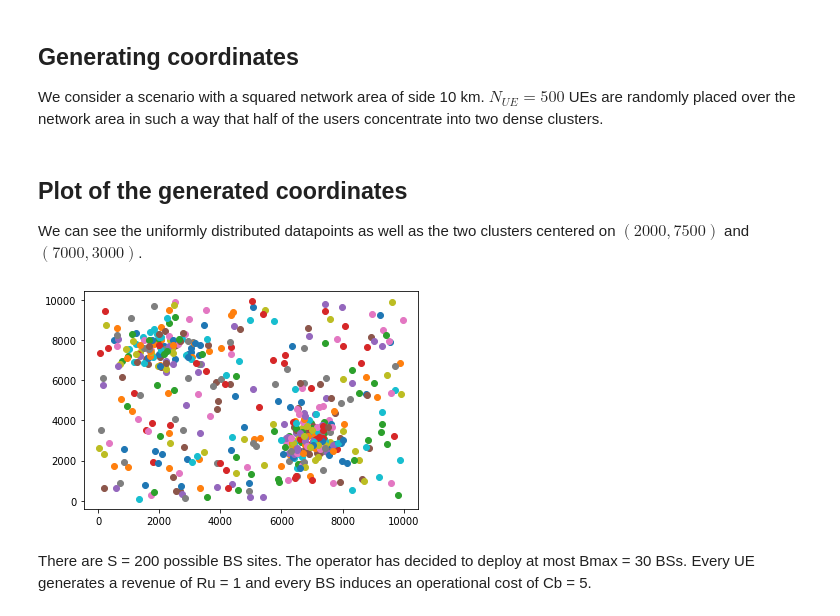
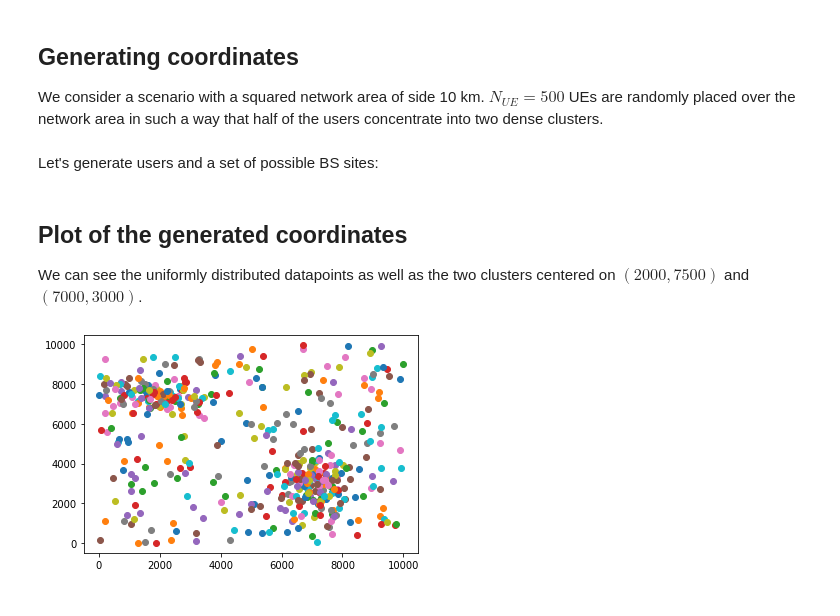
Before and after one commit to msaynevirta/rio207, a Jupyter notebook: tp_placement_optimisation/tp_placement_optimisation.ipynb, the cells around one changed output. Drawn from its saved outputs; the diff is of its cells as text; code cells hidden in the pictures.

Commit message:
Generated a set of BS sites in the notebook

```diff
--- a/tp_placement_optimisation/tp_placement_optimisation.ipynb
+++ b/tp_placement_optimisation/tp_placement_optimisation.ipynb
@@ -46,21 +107,31 @@ def rand_coords(n_c1=100, n_c2=150, n_u=250, mu1=[2000, 7500], mu2=[7000, 3000],
     coords = np.vstack([c_1, c_2, r])
     ind = np.random.permutation(n_c1 + n_c2 + n_u) # used for shuffling the concat'd array
     return coords[ind, :]
+# %% [markdown]
+Let's generate users and a set of possible BS sites:
+# %%
+# Dataset related constants
+N_c1 = 100 # Number of users in cluster 1
+N_c2 = 150 # Number of users in cluster 2
+N_u = 250 # Number of uniformly distributed users
+
+N_ue = N_c1 + N_c2 + N_u # Total number of users
+N_s = 200 # number of possible BS sites
+
+max_u = 10000
+
+ue = rand_coords(N_c1, N_c2, N_u, max_u=max_u) # user coordinates with default mu & sigma values
+S = rand_uniform(N_s, max_u) # possible BS sites
 # %% [markdown]
 ## Plot of the generated coordinates
 
 We can see the uniformly distributed datapoints as well as the two clusters centered on $(2000, 7500)$ and $(7000, 3000)$.
 # %%
-X = rand_coords() # arificial dataset from default data
-
 def plot_2d(X):
+    """Draw a scatter plot of a 2D np.array"""
     for i in range(X.shape[0]):
         plt.scatter(X[i, 0], X[i, 1])
-
-plot_2d(X)
-# %% [output]
-[figure, removed]
-# %% [markdown]
-There are S = 200 possible BS sites. The operator has decided to deploy at
-most Bmax = 30 BSs. Every UE generates a revenue of Ru = 1 and every BS
-induces an operational cost of Cb = 5.
+# %%
+plot_2d(ue) # plot user locations
+# %% [output]
+[figure, added]
```
Also changed, not shown: parts of 8 cells of this notebook.
